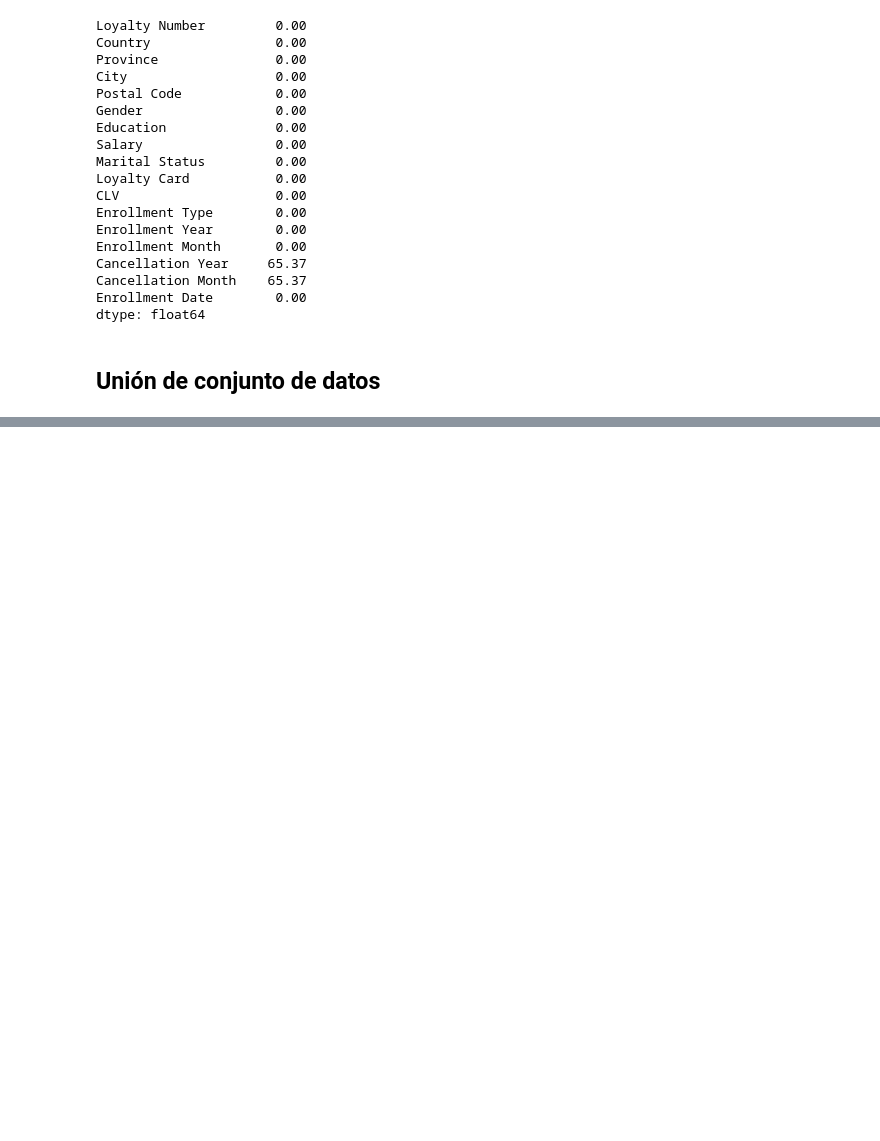
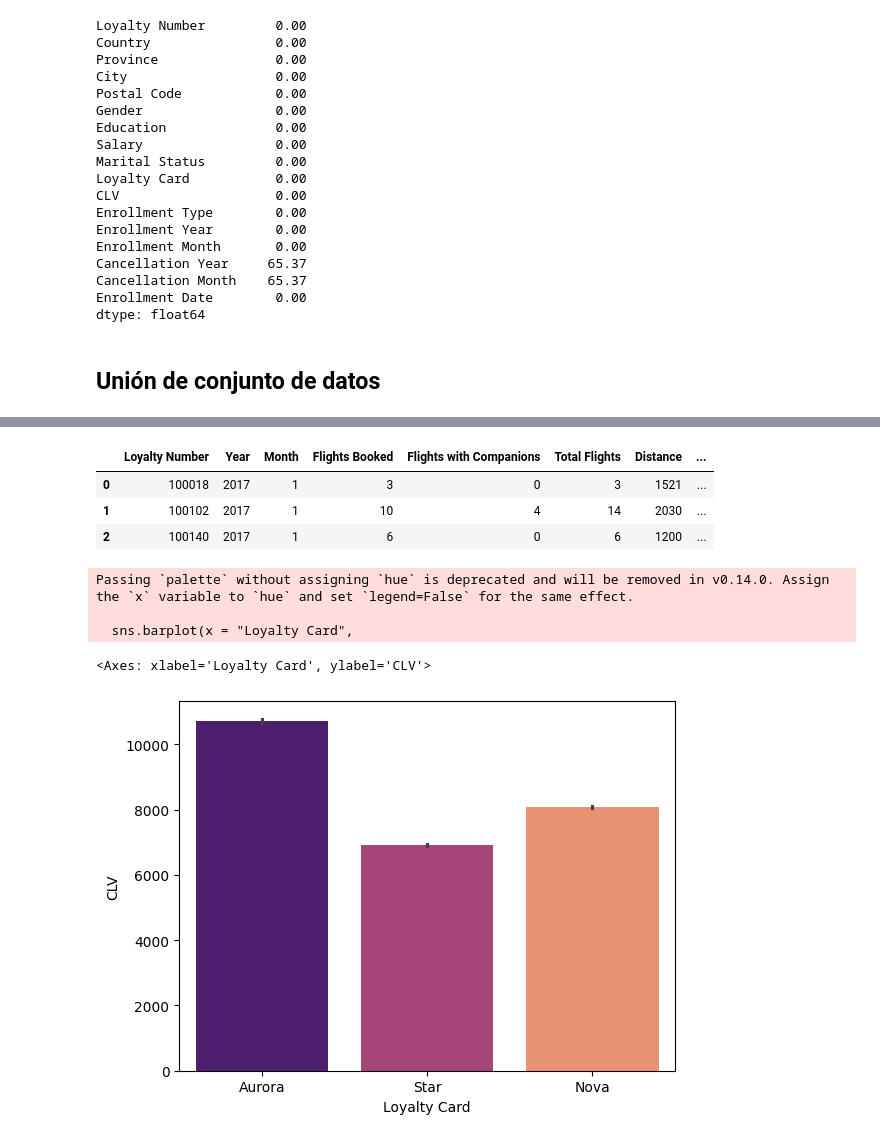
Before and after one commit to Adalab/bda-modulo-3-evaluacion-final-isamanero, a Jupyter notebook: EDA.ipynb, the cells around one changed output, grey strips where cells are left out. Saved outputs shown, nothing was run; the diff lists cells and outputs as text; code cells hidden in the pictures; blank space fills up the shorter version.

```diff
--- a/EDA.ipynb
+++ b/EDA.ipynb
@@ -372,0 +378,2 @@ df_loyalty_mod.to_csv("files/MOD Customer Loyalty History.csv")
+# %%
+df_airline = df_flight.merge(df_loyalty_mod, how='left', on='Loyalty Number')
@@ -372,0 +400,27 @@ df_loyalty_mod.to_csv("files/MOD Customer Loyalty History.csv")
+# %%
+# Columnas a borrar: Cancellation Year y Cancellation Month
+
+df_airline = df_airline.drop(['Cancellation Year', 'Cancellation Month'], axis=1)
+# %%
+# En todas las columnas no coincidentes, tenemos un 25% de nulos aprox.
+
+# S epuede busar la relación entre clv y loyalty card, que son
+las columnas q mas nos interesan y quizás cambiar datos desde ahi.
+# %% [output]
+|  | Loyalty Number | Year | Month | Flights Booked | Flights with Companions | Total Flights | Distance | ... |
+| 0 | 100018 | 2017 | 1 | 3 | 0 | 3 | 1521 | ... |
+| 1 | 100102 | 2017 | 1 | 10 | 4 | 14 | 2030 | ... |
+| 2 | 100140 | 2017 | 1 | 6 | 0 | 6 | 1200 | ... |
+# %%
+# 1 ¿Existe relación? --> Visualización
+
+sns.barplot(x = "Loyalty Card",
+            y = "CLV",
+            data = df_airline,
+            palette = "magma")
+# %% [output]
+Passing `palette` without assigning `hue` is deprecated and will be removed in v0.14.0. Assign the `x` variable to `hue` and set `legend=False` for the same effect.
+
+  sns.barplot(x = "Loyalty Card",
+<Axes: xlabel='Loyalty Card', ylabel='CLV'>
+[figure, added]
```
Also changed, not shown: parts of 14 cells of this notebook, 5 other files.
